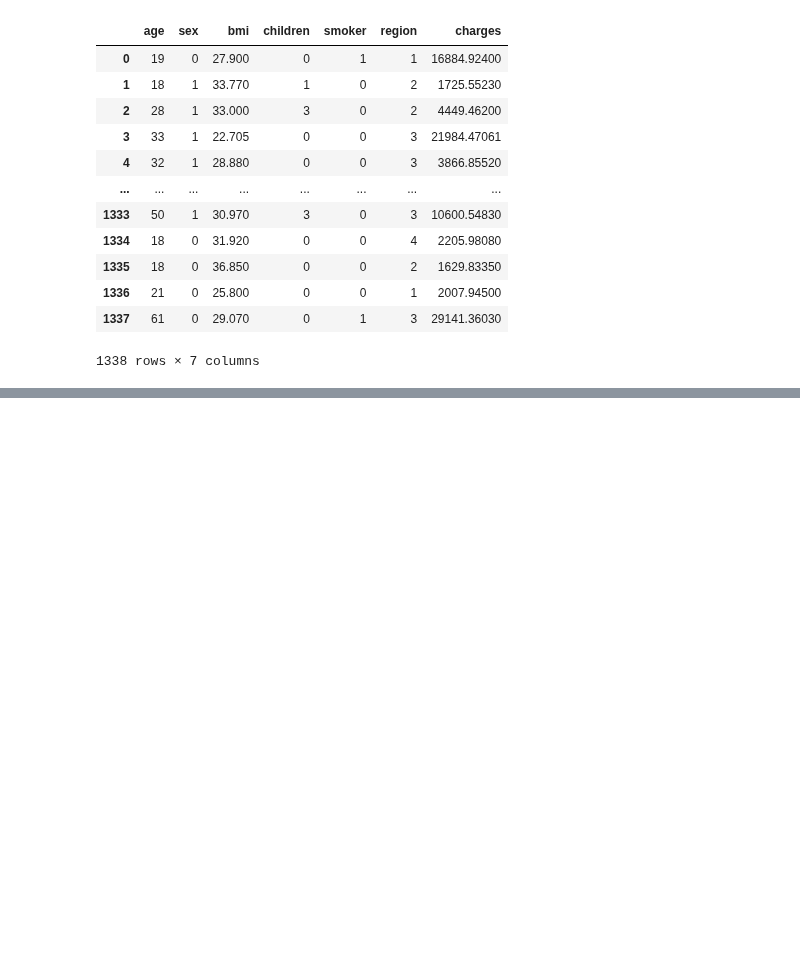
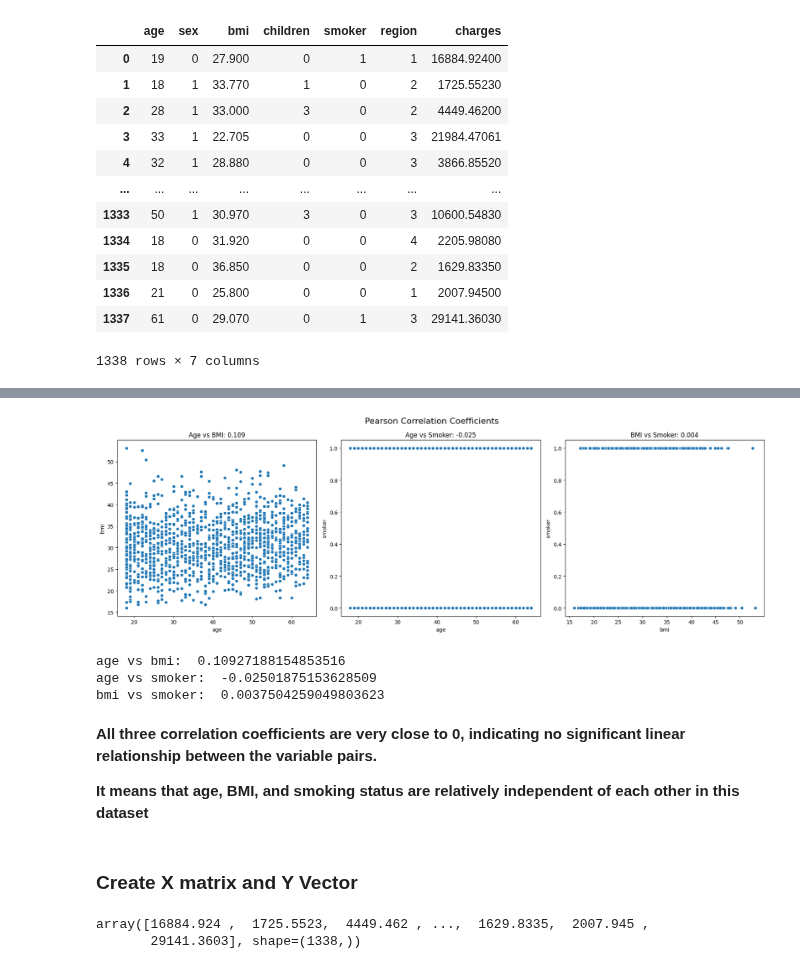
Before and after one commit to Haseebi-khan/MachineLearning, a Jupyter notebook: MachineLearning3and4_practice.ipynb, the cells around one changed output, grey strips where cells are left out. Cells and saved outputs as stored; diff of their text form; code cells hidden in the pictures; blank space fills up the shorter version.

Commit message:
Insurance dataset multilinear Regression Compeleted.
Signed-off-by: haseeb khan <haseebkhanbettani@gmail.com>

```diff
--- a/MachineLearning3and4_practice.ipynb
+++ b/MachineLearning3and4_practice.ipynb
@@ -122,0 +219,50 @@ df
+# %%
+x = age
+y = bmi
+corr_coef_age_vs_bmi = corr_coef(x,y)
+
+x = age
+y = smoker
+corr_coef_age_vs_smoker = corr_coef(x,y)
+
+x = bmi
+y = smoker
+corr_coef_bmi_vs_smoker = corr_coef(x,y)
+
+
+fig, axes = plt.subplots(1, 3, figsize=(18, 6))
+fig.suptitle('Pearson Correlation Coefficients', fontsize=16)
+
+# Age vs BMI
+axes[0].set_title(f'Age vs BMI: {corr_coef_age_vs_bmi:.3f}')
+sns.scatterplot(x='age', y='bmi', data=df, ax=axes[0])
+
+# Age vs Smoker
+axes[1].set_title(f'Age vs Smoker: {corr_coef_age_vs_smoker:.3f}')
+sns.scatterplot(x='age', y='smoker', data=df, ax=axes[1])
+
+# BMI vs Smoker
+axes[2].set_title(f'BMI vs Smoker: {corr_coef_bmi_vs_smoker:.3f}')
+sns.scatterplot(x='bmi', y='smoker', data=df, ax=axes[2])
+
+plt.tight_layout()
+plt.show()
+
+print("age vs bmi: ", corr_coef_age_vs_bmi, "\nage vs smoker: ", corr_coef_age_vs_smoker, "\nbmi vs smoker: ", corr_coef_bmi_vs_smoker)
+# %% [output]
+[figure, added]
+age vs bmi:  0.10927188154853516
+age vs smoker:  -0.02501875153628509
+bmi vs smoker:  0.0037504259049803623
+# %% [markdown]
+**All three correlation coefficients are very close to 0, indicating no significant linear relationship between the variable pairs.**
+
+**It means that age, BMI, and smoking status are relatively independent of each other in this dataset**
+# %% [markdown]
+### **Create X matrix and Y Vector**
+# %%
+y = np.array(newdf["charges"])
+y
+# %% [output]
+array([16884.924 ,  1725.5523,  4449.462 , ...,  1629.8335,  2007.945 ,
+       29141.3603], shape=(1338,))
```
Also changed, not shown: parts of 16 cells of this notebook.
